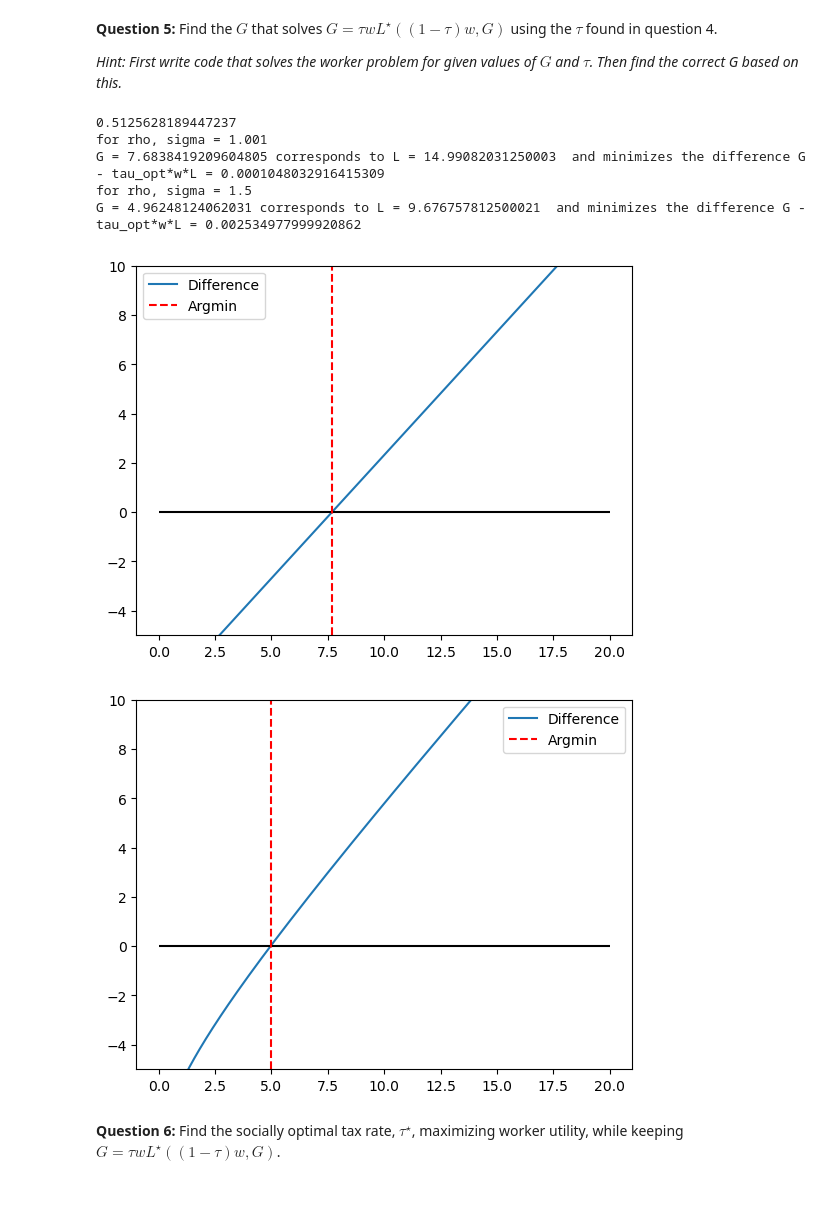
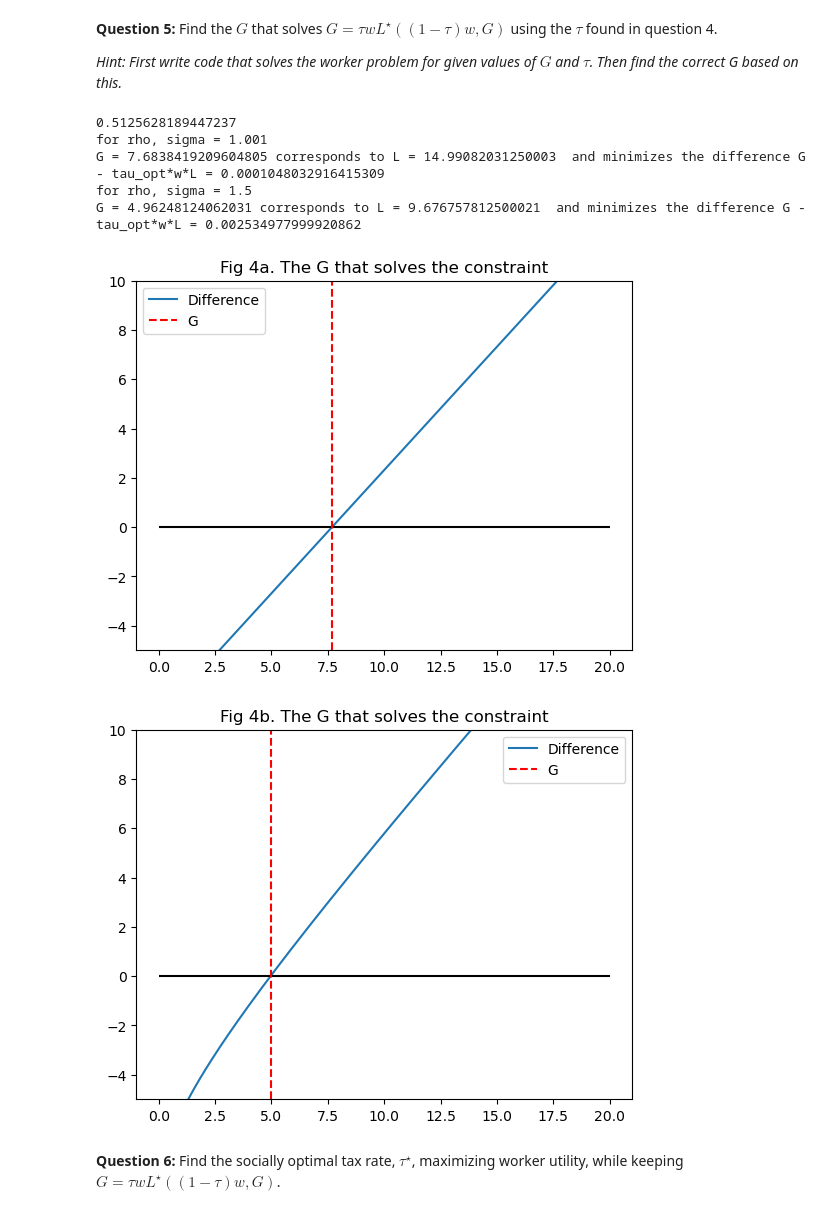
Before and after one commit to NumEconCopenhagen/projects-2023-scb, a Jupyter notebook: exam/Exam-2023-noteboob_FELIX.ipynb, the cells around one changed output. Cells and saved outputs as stored; diff of their text form; code cells hidden in the pictures.

Commit message:
fixede figur

```diff
--- a/exam/Exam-2023-noteboob_FELIX.ipynb
+++ b/exam/Exam-2023-noteboob_FELIX.ipynb
@@ -339,36 +338,38 @@ def find_opt_G(bl,tau=tau_opt, do_print = False):
         Ls[i] = res.x
         diffs[i] = g - tau*bl.w*Ls[i]
 
         utility = res.fun
 
         if do_print is True: print(f'for G = {g} --> L = {Ls[i]} and diff = {diffs[i]}')
 
     return Gs, Ls, diffs, utility
 
 par_list =[1.001,1.5]
+letter_list = ['a','b']
 
 for i in [0,1]:
     bl.rho = par_list[i]
     bl.sigma = par_list[i]
     Gs, Ls, diffs, utility = find_opt_G(bl)
     print(f'for rho, sigma = {bl.rho}')
     print(f'G = {Gs[np.argmin(np.abs(diffs))]} corresponds to L = {Ls[np.argmin(np.abs(diffs))]}'
       ,f' and minimizes the difference G - tau_opt*w*L = {np.min(np.abs(diffs))}')
 
     fig, ax = plt.subplots(1,1)
     ax.plot(Gs, diffs, label = 'Difference')
     ax.hlines(0, xmin=0, xmax=20, colors='black')
-    ax.vlines(Gs[np.argmin(np.abs(diffs))], ymin=-5, ymax=16, linestyles="--", colors='red', label='Argmin')
+    ax.vlines(Gs[np.argmin(np.abs(diffs))], ymin=-5, ymax=16, linestyles="--", colors='red', label='G')
     ax.set_ylim(-5,10)
     ax.legend()
+    ax.set_title(f'Fig 4{letter_list[i]}. The G that solves the constraint')
 # %% [output]
 0.5125628189447237
 for rho, sigma = 1.001
 G = 7.6838419209604805 corresponds to L = 14.99082031250003  and minimizes the difference G - tau_opt*w*L = 0.0001048032916415309
 for rho, sigma = 1.5
 G = 4.96248124062031 corresponds to L = 9.676757812500021  and minimizes the difference G - tau_opt*w*L = 0.002534977999920862
-[figure, old version]
+[figure, new version]
-[figure, old version]
+[figure, new version]
 # %% [markdown]
 **Question 6:** Find the socially optimal tax rate, $\tau^{\star}$, maximizing worker utility, while keeping $G = \tau w L^{\star}((1-\tau)w,G)$.
 # %%
```
Also changed, not shown: parts of 1 cell of this notebook.
